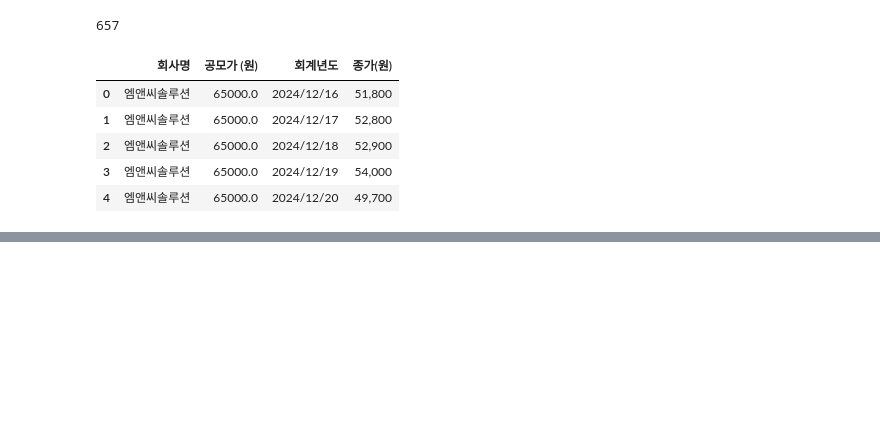
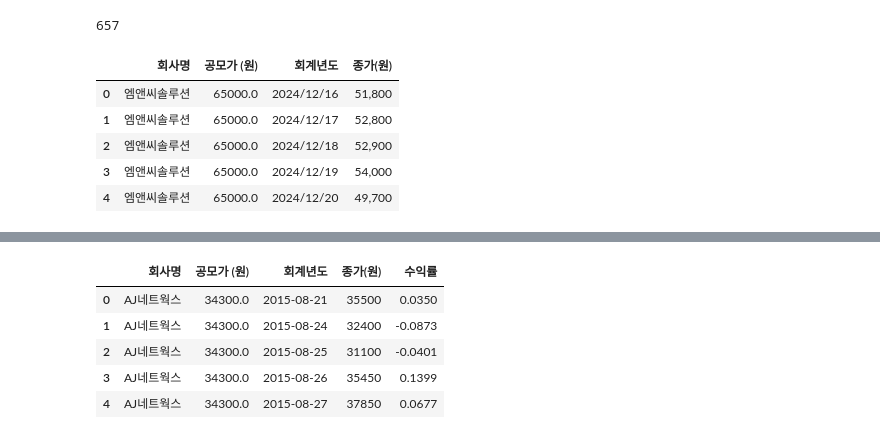
Before and after one commit to UbionProject1-IPO/Project1-2, a Jupyter notebook: notebook/주가수익률_최종.ipynb, the cells around one changed output, grey strips where cells are left out. Drawn from its saved outputs; the diff is of its cells as text; code cells hidden in the pictures; blank space fills up the shorter version.

```diff
--- a/notebook/주가수익률_최종.ipynb
+++ b/notebook/주가수익률_최종.ipynb
@@ -285,0 +276,33 @@ result_df.to_csv('종가_공모가_데이터.csv')
+# %%
+import pandas as pd
+
+# 날짜 타입 변환
+result_df['회계년도'] = pd.to_datetime(result_df['회계년도'], errors='coerce')
+
+# 숫자 타입 변환 (콤마 제거 포함)
+result_df['종가(원)'] = result_df['종가(원)'].astype(str).str.replace(',', '', regex=False)
+result_df['종가(원)'] = pd.to_numeric(result_df['종가(원)'], errors='coerce')
+
+result_df['공모가 (원)'] = result_df['공모가 (원)'].astype(str).str.replace(',', '', regex=False)
+result_df['공모가 (원)'] = pd.to_numeric(result_df['공모가 (원)'], errors='coerce')
+
+# 회사명, 날짜 기준으로 정렬
+result_df = result_df.sort_values(by=['회사명', '회계년도']).reset_index(drop=True)
+
+# 이전 종가 컬럼 생성 (shift 사용, 같은 회사 내에서만)
+result_df['prev_close'] = result_df.groupby('회사명')['종가(원)'].shift(1)
+
+# 수익률 계산 (조건문 사용)
+def calc_row_return(row):
+    if pd.isna(row['prev_close']):  # 첫 거래일 (이전 종가 없음)
+        return (row['종가(원)'] - row['공모가 (원)']) / row['공모가 (원)']
+    else:
+        return (row['종가(원)'] - row['prev_close']) / row['prev_close']
+
+result_df['수익률'] = result_df.apply(calc_row_return, axis=1)
+
+# 소수점 4자리로 반올림
+result_df['수익률'] = result_df['수익률'].round(4)
+
+# 'prev_close' 컬럼 제거
+result_df = result_df.drop(columns=['prev_close'])
@@ -285,0 +342,9 @@ result_df.to_csv('종가_공모가_데이터.csv')
+# %%
+result_df.head()
+# %% [output]
+|  | 회사명 | 공모가 (원) | 회계년도 | 종가(원) | 수익률 |
+| 0 | AJ네트웍스 | 34300.0 | 2015-08-21 | 35500 | 0.0350 |
+| 1 | AJ네트웍스 | 34300.0 | 2015-08-24 | 32400 | -0.0873 |
+| 2 | AJ네트웍스 | 34300.0 | 2015-08-25 | 31100 | -0.0401 |
+| 3 | AJ네트웍스 | 34300.0 | 2015-08-26 | 35450 | 0.1399 |
+| 4 | AJ네트웍스 | 34300.0 | 2015-08-27 | 37850 | 0.0677 |
```
Also changed, not shown: parts of 12 cells of this notebook, 2 other files.
